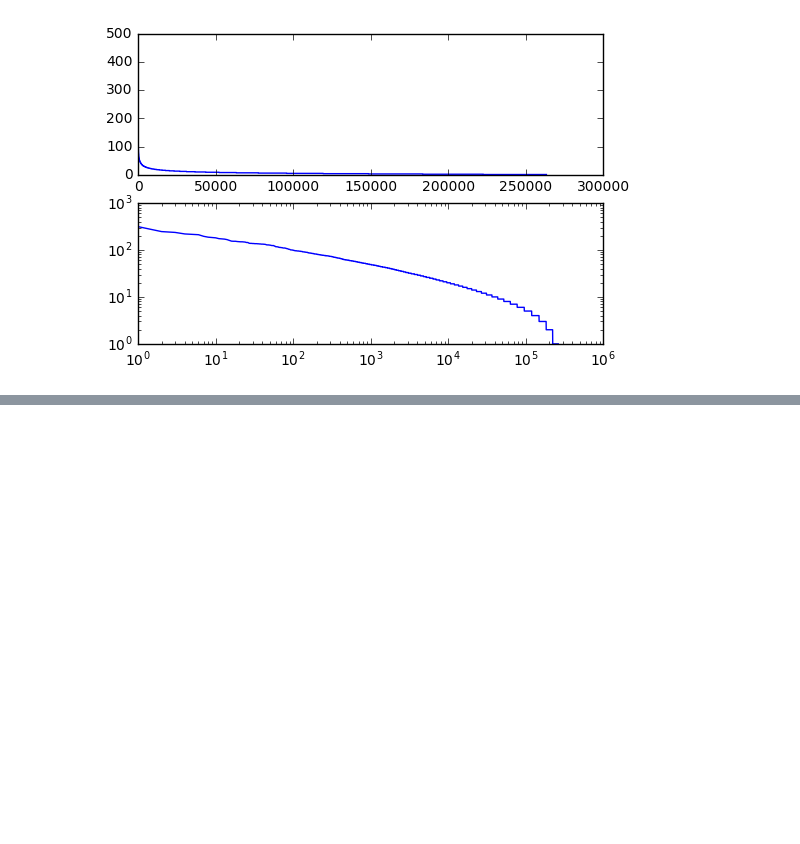
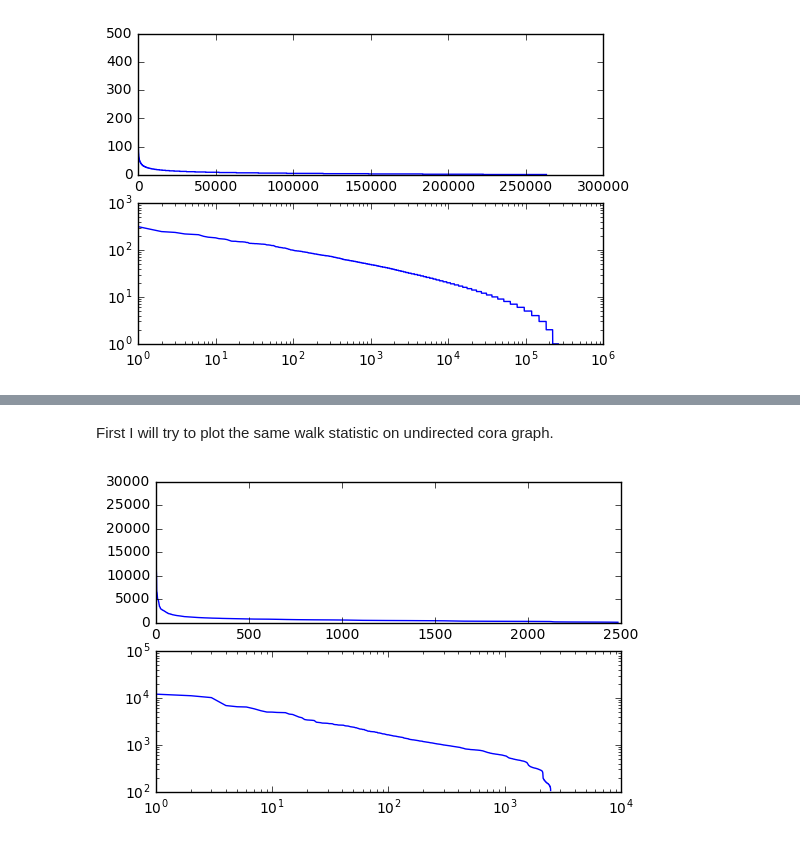
Before and after one commit to gear/motifwalk, a Jupyter notebook: notebooks/Random walk statistic.ipynb, the cells around one changed output, grey strips where cells are left out. Cells and saved outputs as stored; diff of their text form; code cells hidden in the pictures; blank space fills up the shorter version.

Commit message:
cora

```diff
--- a/notebooks/Random walk statistic.ipynb
+++ b/notebooks/Random walk statistic.ipynb
@@ -65,0 +80,14 @@ plot_freq_dist(amazon_triangle_sorted_ids, amazon_triangle_node_count)
+# %%
+cora = pickle.load(open(data_root+'cora.graph', 'rb'))
+# %% [markdown]
+First I will try to plot the same walk statistic on undirected cora graph.
+# %%
+ucora = cora.to_undirected()  # Convert to undirected graph
+# %%
+random_ucora_walker = WalkGenerator(graph=ucora, constrain=R())
+# %%
+cora_random_context, cora_random_node_count, cora_sorted_ids = get_graph_context(random_ucora_walker)
+# %%
+plot_freq_dist(cora_sorted_ids, cora_random_node_count)
+# %% [output]
+[figure, added]
```
Also changed, not shown: parts of 9 cells of this notebook, 2 other files.
